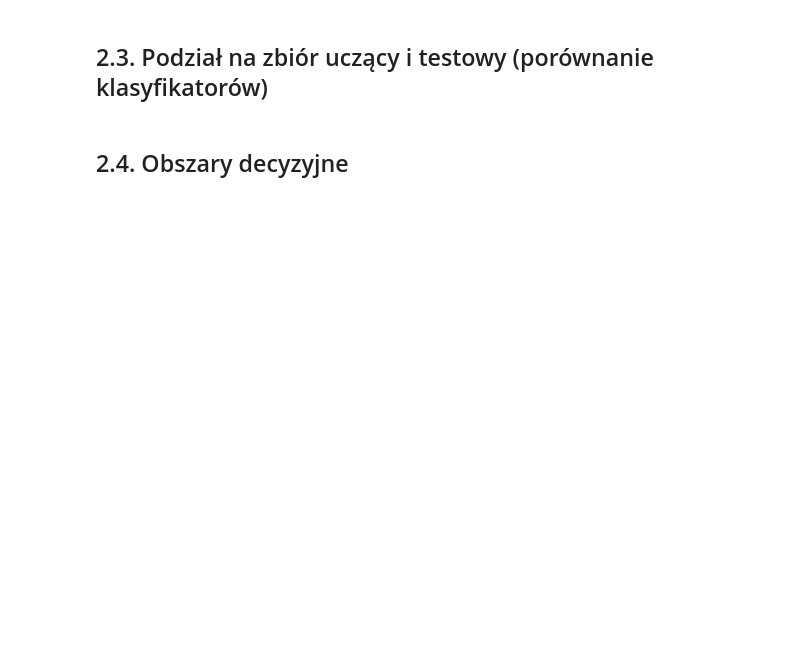
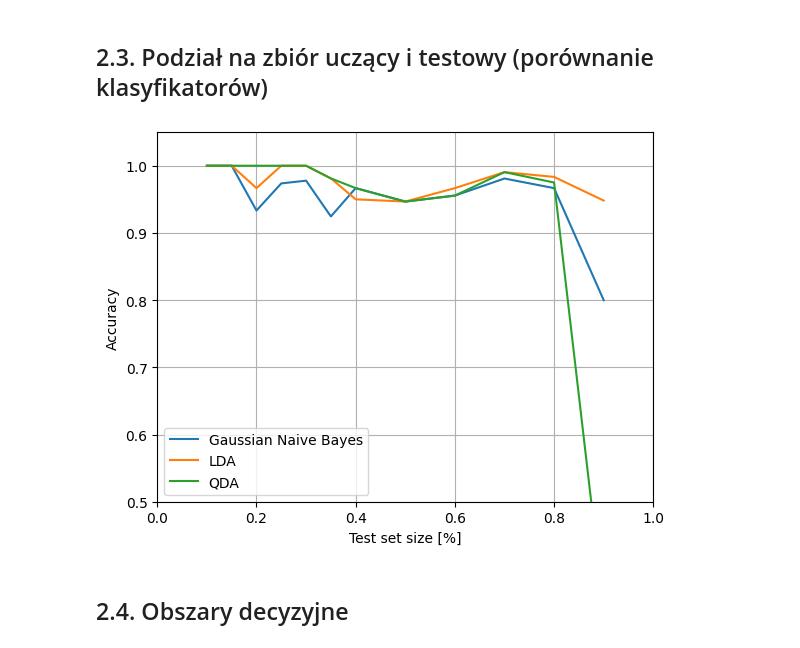
Before and after one commit to BezdzietnyAntoni/MachineLearning, a Jupyter notebook: um3.ipynb, the cells around one changed output. Saved outputs shown, nothing was run; the diff lists cells and outputs as text; code cells hidden in the pictures; blank space fills up the shorter version.

```diff
--- a/um3.ipynb
+++ b/um3.ipynb
@@ -369,32 +502,46 @@ print("Accuracy of QDA:",metrics.accuracy_score(y_test, predictions3))
 # %%
 # ZAD.14  Zależność dokładności klasyfikacji od wielkości zbioru uczącego (dla NB, LDA i QDA)
 
 # Wyrysuj zależność dokładności klasyfikacji (accuracy) od wielkości zbioru testowego.
 # (zależność wyrysuj na jednym rysunku dla wszystkich 3 klasyfikatorów)
 
 from sklearn.datasets import load_iris
 from sklearn.model_selection import train_test_split
 from sklearn.naive_bayes import GaussianNB
 from sklearn import metrics
 import matplotlib.pyplot as plt
 
 X, y = load_iris(return_X_y=True)
 accuracyGNB = []
 accuracyLDA = []
 accuracyQDA = []
 test_part = [0.1, 0.15, 0.2, 0.25, 0.3, 0.35, 0.4, 0.5, 0.6, 0.7, 0.8, 0.9]
 
-# ...
+gnb = GaussianNB()
+lda = LinearDiscriminantAnalysis()
+qda = QuadraticDiscriminantAnalysis()
+
+for t in test_part:
+    X_train, X_test, y_train, y_test = train_test_split(X, y, test_size=t)
+    gnb.fit(X_train, y_train)
+    lda.fit(X_train, y_train)
+    qda.fit(X_train, y_train)
+    accuracyGNB.append(metrics.accuracy_score(y_test, gnb.predict(X_test)))
+    accuracyLDA.append(metrics.accuracy_score(y_test, lda.predict(X_test) ))
+    accuracyQDA.append(metrics.accuracy_score(y_test, qda.predict(X_test)))
+
 
 plt.plot(test_part,accuracyGNB,label='Gaussian Naive Bayes')
 plt.plot(test_part,accuracyLDA,label='LDA')
 plt.plot(test_part,accuracyQDA,label='QDA')
 plt.axis([0, 1, 0.5, 1.05])
 plt.xlabel('Test set size [%]')
 plt.ylabel('Accuracy')
 plt.legend()
 plt.grid()
 plt.show()
+# %% [output]
+[figure, added]
 # %% [markdown]
 ## 2.4. Obszary decyzyjne
 # %%
```
Also changed, not shown: parts of 21 cells of this notebook, 5 other files.
